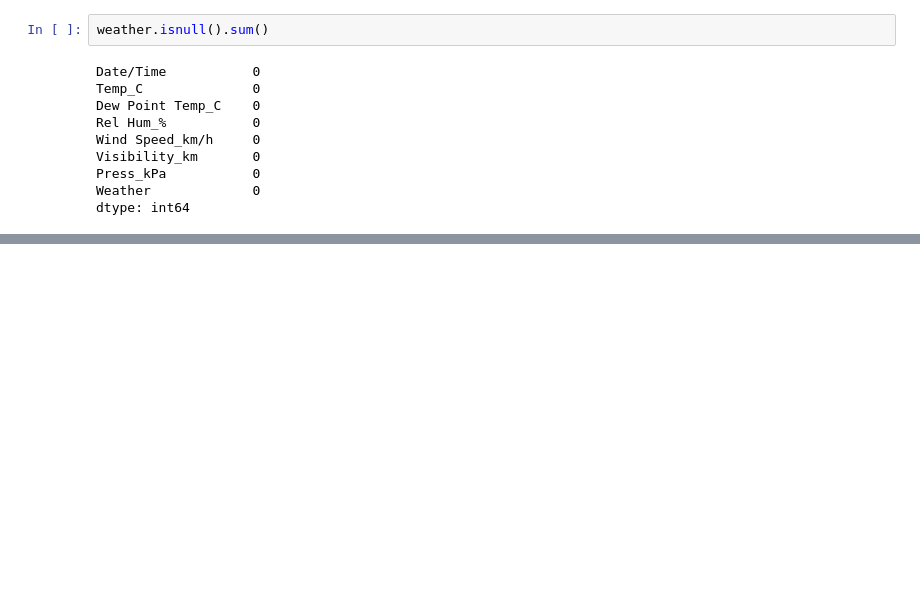
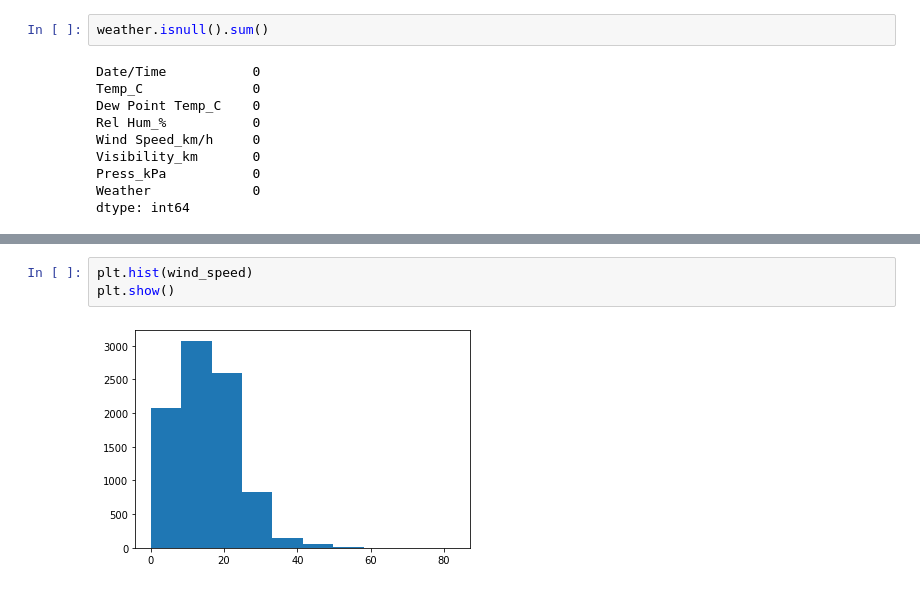
Before and after one commit to Jai-Verma-04/EDA-Weather, a Jupyter notebook: main.ipynb, the cells around one changed output, grey strips where cells are left out. Drawn from its saved outputs; the diff is of its cells as text; blank space fills up the shorter version.

```diff
--- a/main.ipynb
+++ b/main.ipynb
@@ -42,0 +310,5 @@ dtype: int64
+# %%
+plt.hist(wind_speed)
+plt.show()
+# %% [output]
+[figure, added]
```
Also changed, not shown: parts of 30 cells of this notebook.
